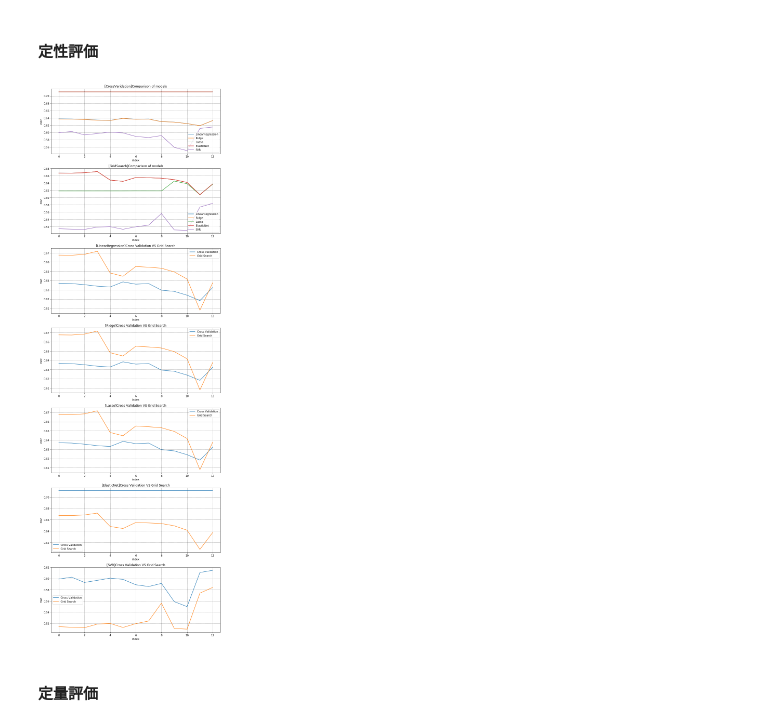
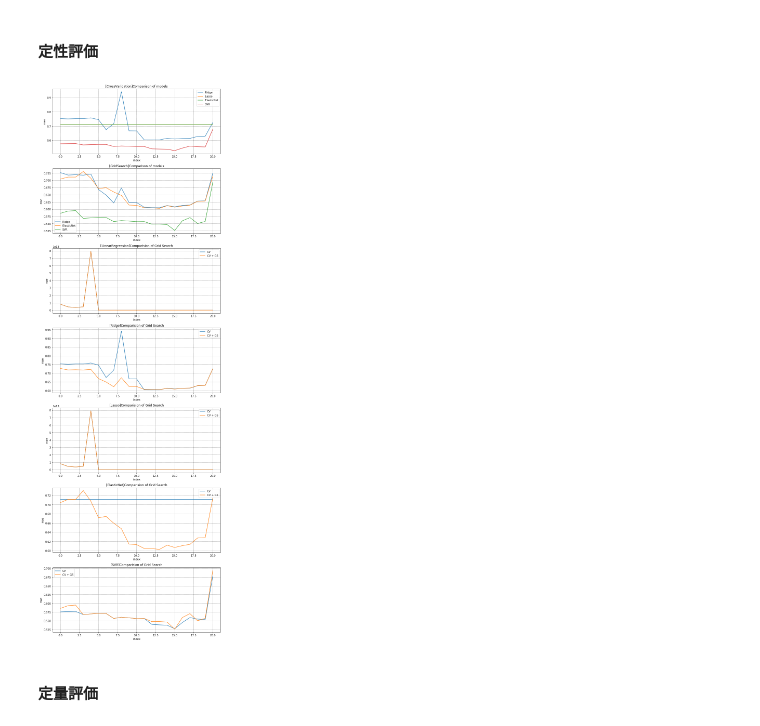
Before and after one commit to kusafusa-k/kaggle, a Jupyter notebook: Car_Fuel_Consumption/DAY2_work_草房慶.ipynb, the cells around one changed output. Saved outputs shown, nothing was run; the diff lists cells and outputs as text; code cells hidden in the pictures.

```diff
--- a/Car_Fuel_Consumption/DAY2_work_草房慶.ipynb
+++ b/Car_Fuel_Consumption/DAY2_work_草房慶.ipynb
@@ -304,0 +241,8 @@ df_data = df_data.drop('refill gas', axis=1)
+# %%
+# 説明変数同士の相関を確認
+# TODO 相関係数はいくつぐらいがベスト？
+exp_corr = df_data.drop(['consume'], axis=1).corr()[
+    (df_data.corr() >= 0.1) & (df_data.corr() != 1)
+]
+display(exp_corr)
+sns.heatmap(exp_corr)
@@ -403,7 +413,9 @@ def evaluate_hold_out(X, y, model):
     test_size = 0.2
 
     # ホールドアウト法を実行（テストデータはランダム選択）
-    X_train, X_test, y_train, y_test = train_test_split(X, y, test_size=test_size, random_state=1234)
+    X_train, X_test, y_train, y_test = train_test_split(
+        X, y, test_size=test_size, random_state=1234
+    )
 
     # 訓練データに対する前処理
     X_train, X_test = pre_process_for_train_data(X_train, X_test)
@@ -657,69 +684,86 @@ bestl_gs_best_score = {}
 
 for i in final_cv_mae:
     min_cv_mae[i] = min(final_cv_mae[i].values())
-    min_cv_model[i] = [k for k, v in final_cv_mae[i].items() if v == min_cv_mae[i]]
+    min_cv_model[i] = [
+        k for k, v in final_cv_mae[i].items() if v == min_cv_mae[i]
+    ]
 
     min_gs_mae[i] = min(final_gs_mae[i].values())
-    min_gs_model[i] = [k for k, v in final_gs_mae[i].items() if v == min_gs_mae[i]]
+    min_gs_model[i] = [
+        k for k, v in final_gs_mae[i].items() if v == min_gs_mae[i]
+    ]
     best_gs_best_params[i] = final_gs_best_params[i][min_gs_model[i][0]]
     bestl_gs_best_score[i] = final_gs_best_score[i][min_gs_model[i][0]]
 # %%
 # グラフ表示
 graph_num = 7
 fig, ax = plt.subplots(graph_num, 1, figsize=(10, 30))
 
 # モデル毎の比較（クロスバリデーション法）
 ax[0].set_title('[CrossVaridation]Comparison of models')
-ax[0].plot(lenearregression_cv_mae.keys(), lenearregression_cv_mae.values(), label='LinearRegression')
+
+# LinearRegressionが尖ったグラフのために他のデータが見えなくなってしまったので提出に際して一旦コメントアウト
+# ax[0].plot(lenearregression_cv_mae.keys(), lenearregression_cv_mae.values(), label='LinearRegression')
+
 ax[0].plot(ridge_cv_mae.keys(), ridge_cv_mae.values(), label='Ridge')
 ax[0].plot(lasso_cv_mae.keys(), lasso_cv_mae.values(), label='Lasso')
-ax[0].plot(elasticnet_cv_mae.keys(), elasticnet_cv_mae.values(), label='ElasticNet')
+ax[0].plot(elasticnet_cv_mae.keys(),
+           elasticnet_cv_mae.values(), label='ElasticNet')
 ax[0].plot(svr_cv_mae.keys(), svr_cv_mae.values(), label='SVR')
 
-# モデル毎の比較（グリッドサーチ法）
+# モデル毎の比較（クロスバリデーション法＋グリッドサーチ法）
 ax[1].set_title('[GridSearch]Comparison of models')
-ax[1].plot(lenearregression_gs_mae.keys(), lenearregression_gs_mae.values(), label='LinearRegression')
 ax[1].plot(ridge_gs_mae.keys(), ridge_gs_mae.values(), label='Ridge')
-ax[1].plot(lasso_gs_mae.keys(), lasso_gs_mae.values(), label='Lasso')
-ax[1].plot(elasticnet_gs_mae.keys(), elasticnet_gs_mae.values(), label='ElasticNet')
+
+# グラフが尖ってるため、他のデータが見えなくなってしまったので提出に際して一旦コメントアウト
+# ax[1].plot(lenearregression_gs_mae.keys(), lenearregression_gs_mae.values(), label='LinearRegression')
+# ax[1].plot(lasso_gs_mae.keys(), lasso_gs_mae.values(), label='Lasso')
+
+ax[1].plot(elasticnet_gs_mae.keys(),
+           elasticnet_gs_mae.values(), label='ElasticNet')
 ax[1].plot(svr_gs_mae.keys(), svr_gs_mae.values(), label='SVR')
 
-# クロスバリデーション法とグリッドサーチ法の比較(LinearRegression)
-ax[2].set_title('[LinearRegression]Cross Validation VS Grid Search')
-ax[2].plot(lenearregression_cv_mae.keys(), lenearregression_cv_mae.values(), label='Cross Validation')
-ax[2].plot(lenearregression_gs_mae.keys(), lenearregression_gs_mae.values(), label='Grid Search')
+# グリッドサーチ法有無の比較(LinearRegression)
+ax[2].set_title('[LinearRegression]Comparision of Grid Search')
+ax[2].plot(lenearregression_cv_mae.keys(),
+           lenearregression_cv_mae.values(), label='CV')
+ax[2].plot(lenearregression_gs_mae.keys(),
+           lenearregression_gs_mae.values(), label='CV + GS')
 
-# クロスバリデーション法とグリッドサーチ法の比較(Ridge)
-ax[3].set_title('[Ridge]Cross Validation VS Grid Search')
-ax[3].plot(ridge_cv_mae.keys(), ridge_cv_mae.values(), label='Cross Validation')
-ax[3].plot(ridge_gs_mae.keys(), ridge_gs_mae.values(), label='Grid Search')
+# グリッドサーチ法有無の比較(Ridge)
+ax[3].set_title('[Ridge]Comparision of Grid Search')
+ax[3].plot(ridge_cv_mae.keys(), ridge_cv_mae.values(), label='CV')
+ax[3].plot(ridge_gs_mae.keys(), ridge_gs_mae.values(), label='CV + GS')
 
-# クロスバリデーション法とグリッドサーチ法の比較(Lasso)
-ax[4].set_title('[Lasso]Cross Validation VS Grid Search')
-ax[4].plot(lenearregression_cv_mae.keys(), lenearregression_cv_mae.values(), label='Cross Validation')
-ax[4].plot(lenearregression_gs_mae.keys(), lenearregression_gs_mae.values(), label='Grid Search')
+# グリッドサーチ法有無の比較(Lasso)
+ax[4].set_title('[Lasso]Comparision of Grid Search')
+ax[4].plot(lenearregression_cv_mae.keys(),
+           lenearregression_cv_mae.values(), label='CV')
+ax[4].plot(lenearregression_gs_mae.keys(),
+           lenearregression_gs_mae.values(), label='CV + GS')
 
-# クロスバリデーション法とグリッドサーチ法の比較(ElasticNet)
-ax[5].set_title('[ElasticNet]Cross Validation VS Grid Search')
-ax[5].plot(elasticnet_cv_mae.keys(), elasticnet_cv_mae.values(), label='Cross Validation')
-ax[5].plot(elasticnet_gs_mae.keys(), elasticnet_gs_mae.values(), label='Grid Search')
+# グリッドサーチ法有無の比較(ElasticNet)
+ax[5].set_title('[ElasticNet]Comparision of Grid Search')
+ax[5].plot(elasticnet_cv_mae.keys(), elasticnet_cv_mae.values(), label='CV')
+ax[5].plot(elasticnet_gs_mae.keys(),
+           elasticnet_gs_mae.values(), label='CV + GS')
 
-# クロスバリデーション法とグリッドサーチ法の比較(SVR)
-ax[6].set_title('[SVR]Cross Validation VS Grid Search')
-ax[6].plot(svr_cv_mae.keys(), svr_cv_mae.values(), label='Cross Validation')
-ax[6].plot(svr_gs_mae.keys(), svr_gs_mae.values(), label='Grid Search')
+# グリッドサーチ法有無の比較(SVR)
+ax[6].set_title('[SVR]Comparision of Grid Search')
+ax[6].plot(svr_cv_mae.keys(), svr_cv_mae.values(), label='CV')
+ax[6].plot(svr_gs_mae.keys(), svr_gs_mae.values(), label='CV + GS')
 
 for i in range(graph_num):
     ax[i].set_xlabel('index')
     ax[i].set_ylabel('mae')
-    ax[i].grid(which='major',color='black',linestyle=':')
-    ax[i].grid(which='minor',color='black',linestyle=':')
+    ax[i].grid(which='major', color='black', linestyle=':')
+    ax[i].grid(which='minor', color='black', linestyle=':')
     ax[i].legend()
 
 fig.tight_layout()
 fig.show()
 # %% [output]
-[figure, old version]
+[figure, new version]
 # %% [markdown]
 #### 定量評価
 # %%
```
Also changed, not shown: parts of 26 cells of this notebook.
